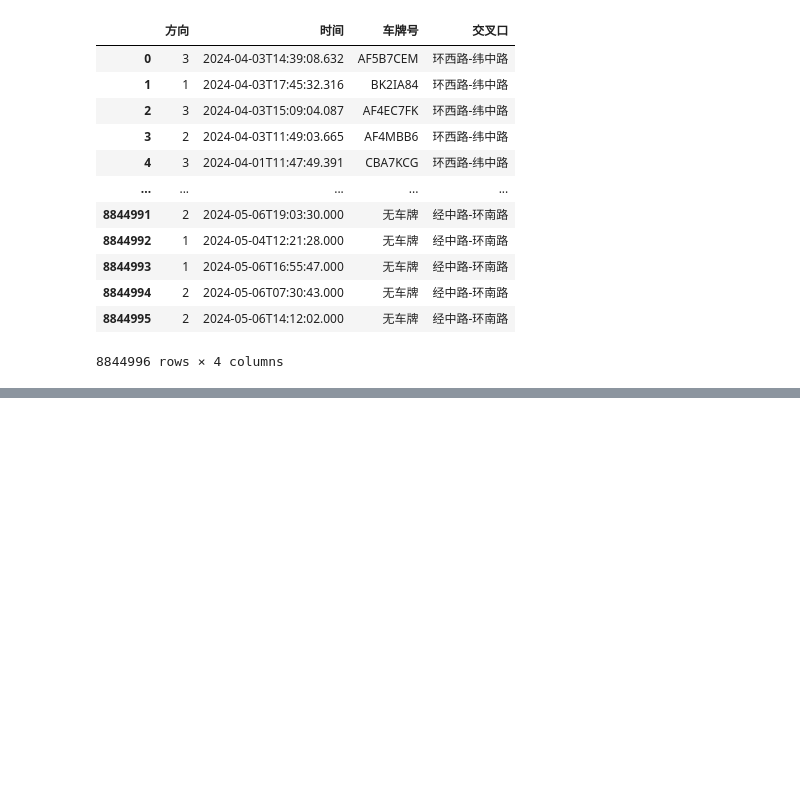
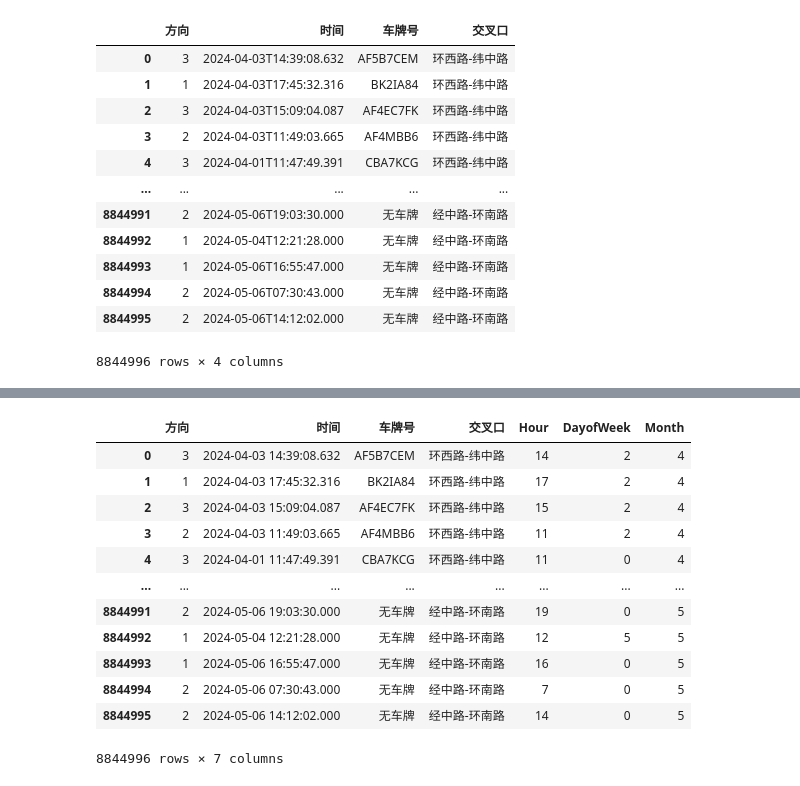
Before and after one commit to JadeAndStone/CUMCM, a Jupyter notebook: 2024E/Limoncello/Q1.ipynb, the cells around one changed output, grey strips where cells are left out. Saved outputs shown, nothing was run; the diff lists cells and outputs as text; code cells hidden in the pictures; blank space fills up the shorter version.

```diff
--- a/2024E/Limoncello/Q1.ipynb
+++ b/2024E/Limoncello/Q1.ipynb
@@ -47,0 +48,20 @@ grouped['环西路-纬中路'] # 替换为实际交叉口名称
+# %%
+original_data["时间"] = pd.to_datetime(original_data["时间"])
+original_data["Hour"] = original_data["时间"].dt.hour
+original_data["DayofWeek"] = original_data["时间"].dt.dayofweek
+original_data['Month'] = original_data['时间'].dt.month
+original_data
+# %% [output]
+|  | 方向 | 时间 | 车牌号 | 交叉口 | Hour | DayofWeek | Month |
+| 0 | 3 | 2024-04-03 14:39:08.632 | AF5B7CEM | 环西路-纬中路 | 14 | 2 | 4 |
+| 1 | 1 | 2024-04-03 17:45:32.316 | BK2IA84 | 环西路-纬中路 | 17 | 2 | 4 |
+| 2 | 3 | 2024-04-03 15:09:04.087 | AF4EC7FK | 环西路-纬中路 | 15 | 2 | 4 |
+| 3 | 2 | 2024-04-03 11:49:03.665 | AF4MBB6 | 环西路-纬中路 | 11 | 2 | 4 |
+| 4 | 3 | 2024-04-01 11:47:49.391 | CBA7KCG | 环西路-纬中路 | 11 | 0 | 4 |
+| ... | ... | ... | ... | ... | ... | ... | ... |
+| 8844991 | 2 | 2024-05-06 19:03:30.000 | 无车牌 | 经中路-环南路 | 19 | 0 | 5 |
+| 8844992 | 1 | 2024-05-04 12:21:28.000 | 无车牌 | 经中路-环南路 | 12 | 5 | 5 |
+| 8844993 | 1 | 2024-05-06 16:55:47.000 | 无车牌 | 经中路-环南路 | 16 | 0 | 5 |
+| 8844994 | 2 | 2024-05-06 07:30:43.000 | 无车牌 | 经中路-环南路 | 7 | 0 | 5 |
+| 8844995 | 2 | 2024-05-06 14:12:02.000 | 无车牌 | 经中路-环南路 | 14 | 0 | 5 |
+8844996 rows × 7 columns
```
Also changed, not shown: parts of 17 cells of this notebook.
